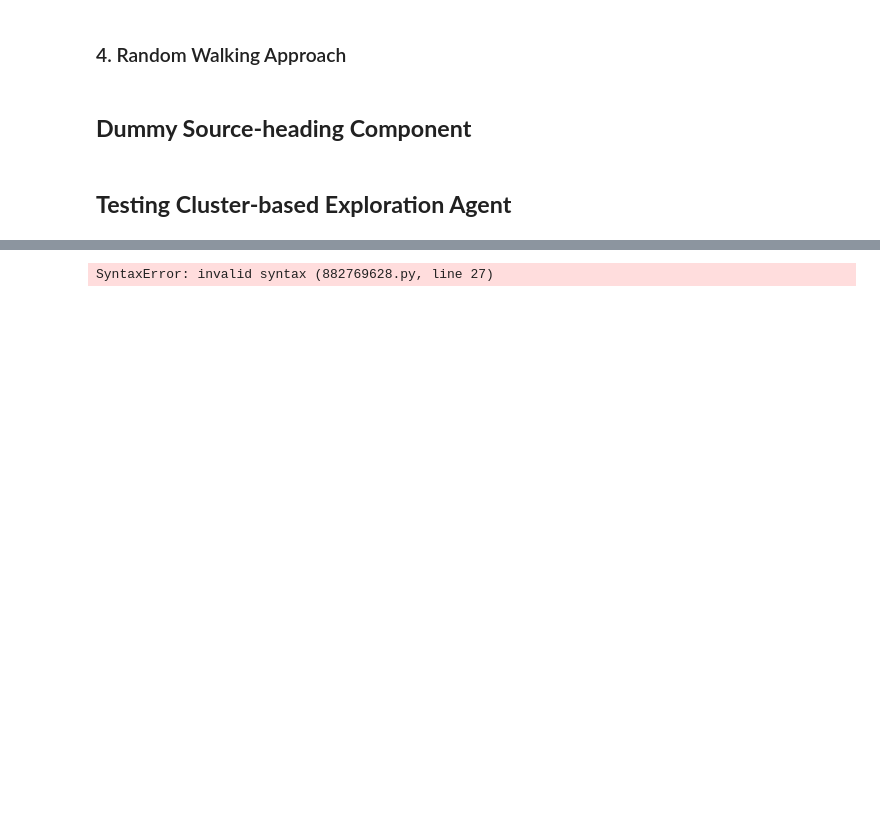
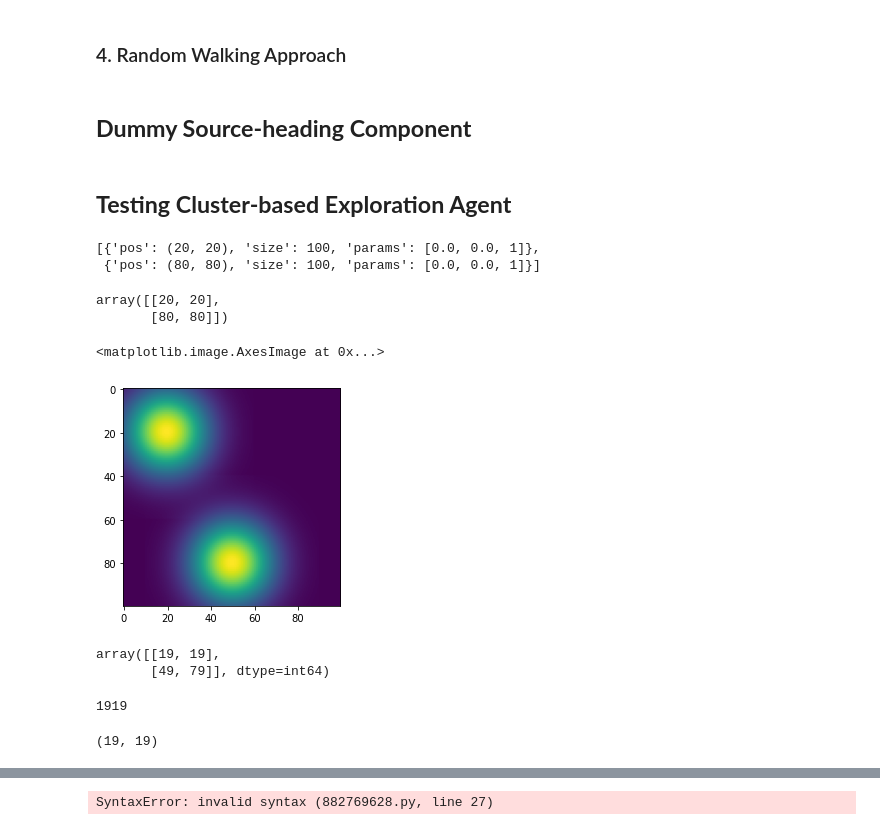
Before and after one commit to SAM-RL/sambotrl-training-agents, a Jupyter notebook: clustering_based_exploration.ipynb, the cells around one changed output, grey strips where cells are left out. Drawn from its saved outputs; the diff is of its cells as text; code cells hidden in the pictures; blank space fills up the shorter version.

```diff
--- a/clustering_based_exploration.ipynb
+++ b/clustering_based_exploration.ipynb
@@ -399 +424,6 @@ exploration_handler = ClusterBasedExplorationHandler()
 ## Run Experiment
+# %%
+envs[1].configs
+# %% [output]
+[{'pos': (20, 20), 'size': 100, 'params': [0.0, 0.0, 1]},
+ {'pos': (80, 80), 'size': 100, 'params': [0.0, 0.0, 1]}]
@@ -399,0 +432,10 @@ exploration_handler = ClusterBasedExplorationHandler()
+# %%
+src_pos
+# %% [output]
+array([[20, 20],
+       [80, 80]])
+# %%
+plt.imshow(envs[2].env_field)
+# %% [output]
+<matplotlib.image.AxesImage at 0x...>
+[figure, added]
@@ -399,0 +449,13 @@ exploration_handler = ClusterBasedExplorationHandler()
+# %%
+get_src_centers()
+# %% [output]
+array([[19, 19],
+       [49, 79]], dtype=int64)
+# %%
+np.argmax(envs[1].isolated_field_states[0])
+# %% [output]
+1919
+# %%
+np.unravel_index(np.argmax(envs[1].isolated_field_states[0]), envs[1].isolated_field_states[0].shape)
+# %% [output]
+(19, 19)
```
Also changed, not shown: parts of 10 cells of this notebook, 3 other files.
